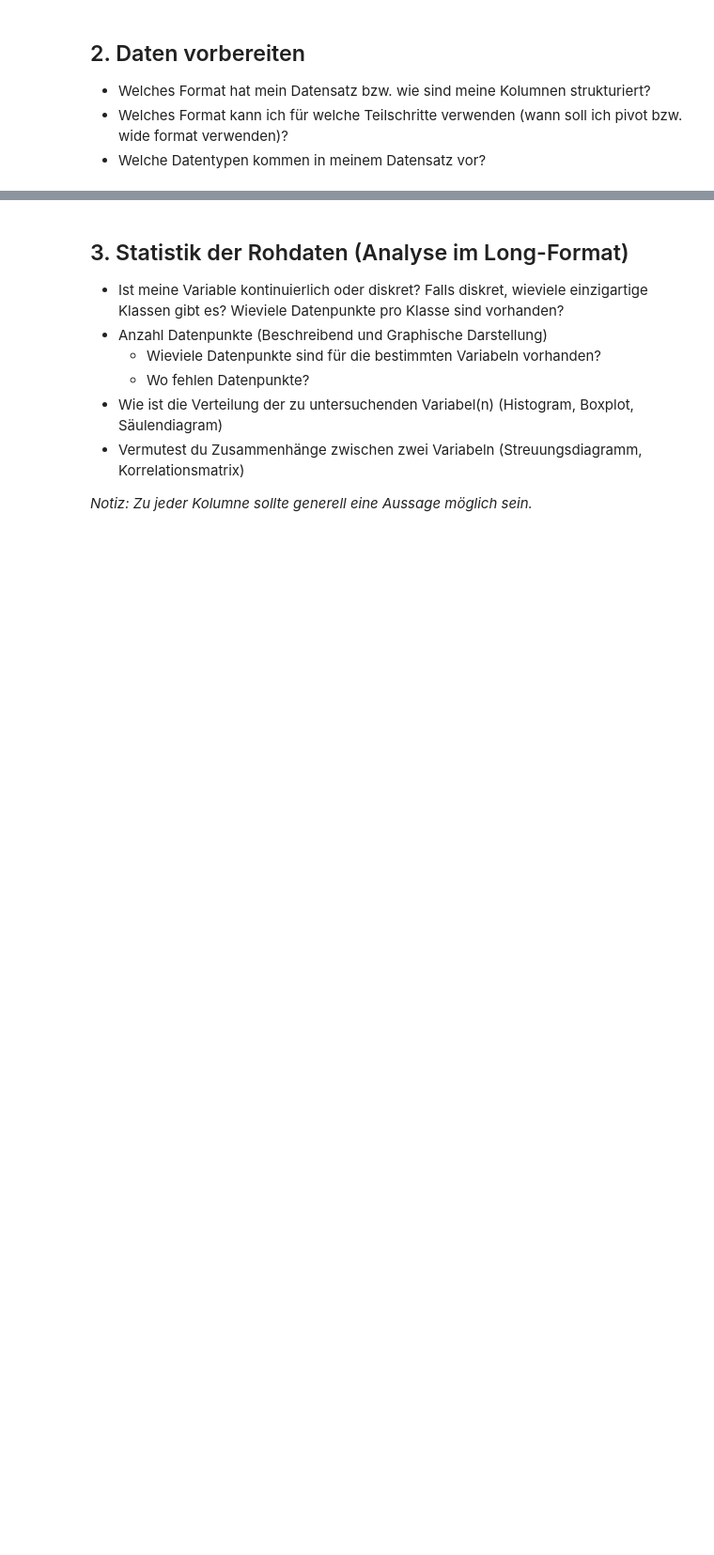
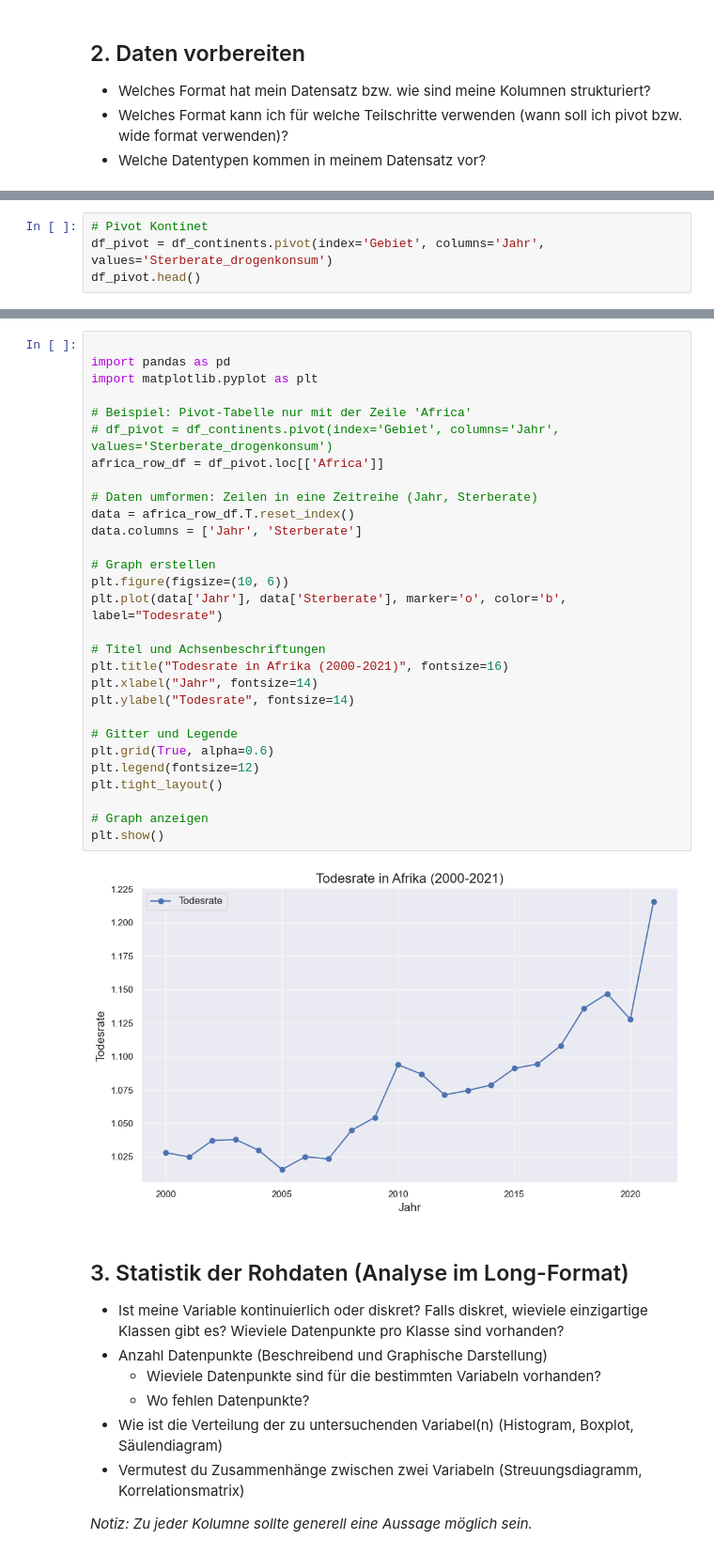
Before and after one commit to Joyce-ops/BMLD-LN2-Carmen-Mcqulat-Joyce, a Jupyter notebook: Leistungsnachweis 2.ipynb, the cells around one changed output, grey strips where cells are left out. Shown at 94% size. Cells and saved outputs as stored; diff of their text form; blank space fills up the shorter version.

```diff
--- a/Leistungsnachweis 2.ipynb
+++ b/Leistungsnachweis 2.ipynb
@@ -351,0 +56,4 @@ plt.show()
+# %%
+# Pivot Kontinet
+df_pivot = df_continents.pivot(index='Gebiet', columns='Jahr', values='Sterberate_drogenkonsum')
+df_pivot.head()
@@ -352,3 +111,34 @@ plt.show()
+# %%
+
+import pandas as pd
+import matplotlib.pyplot as plt
+
+# Beispiel: Pivot-Tabelle nur mit der Zeile 'Africa'
+# df_pivot = df_continents.pivot(index='Gebiet', columns='Jahr', values='Sterberate_drogenkonsum')
+africa_row_df = df_pivot.loc[['Africa']]
+
+# Daten umformen: Zeilen in eine Zeitreihe (Jahr, Sterberate)
+data = africa_row_df.T.reset_index()
+data.columns = ['Jahr', 'Sterberate']
+
+# Graph erstellen
+plt.figure(figsize=(10, 6))
+plt.plot(data['Jahr'], data['Sterberate'], marker='o', color='b', label="Todesrate")
+
+# Titel und Achsenbeschriftungen
+plt.title("Todesrate in Afrika (2000-2021)", fontsize=16)
+plt.xlabel("Jahr", fontsize=14)
+plt.ylabel("Todesrate", fontsize=14)
+
+# Gitter und Legende
+plt.grid(True, alpha=0.6)
+plt.legend(fontsize=12)
+plt.tight_layout()
+
+# Graph anzeigen
+plt.show()
+# %% [output]
+[figure, added]
 # %% [markdown]
 ## 3. Statistik der Rohdaten (Analyse im Long-Format)
 - Ist meine Variable kontinuierlich oder diskret? Falls diskret, wieviele einzigartige Klassen gibt es? Wieviele Datenpunkte pro Klasse sind vorhanden?
```
Also changed, not shown: parts of 20 cells of this notebook.
